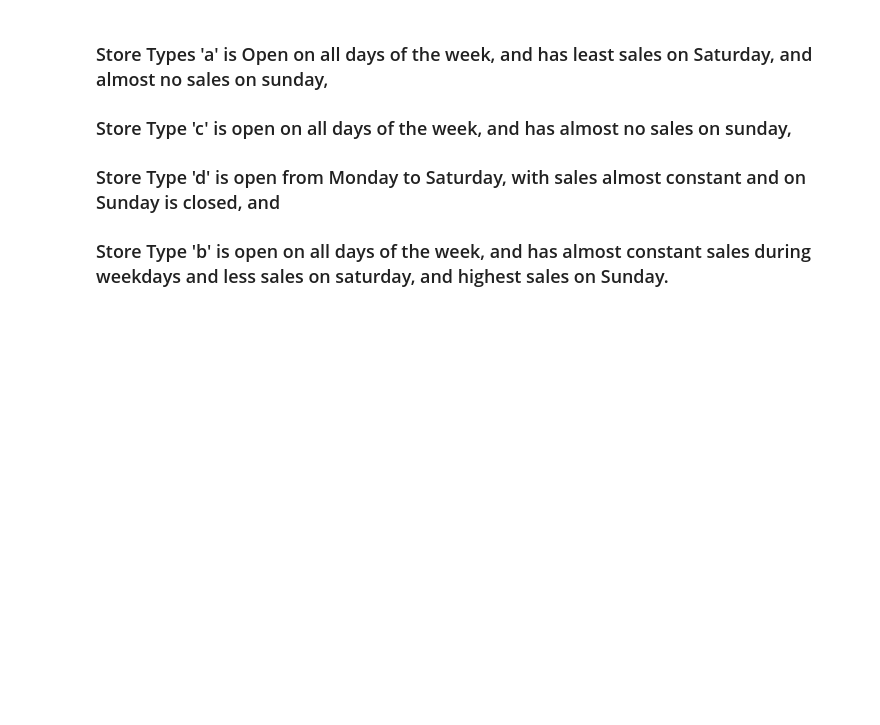
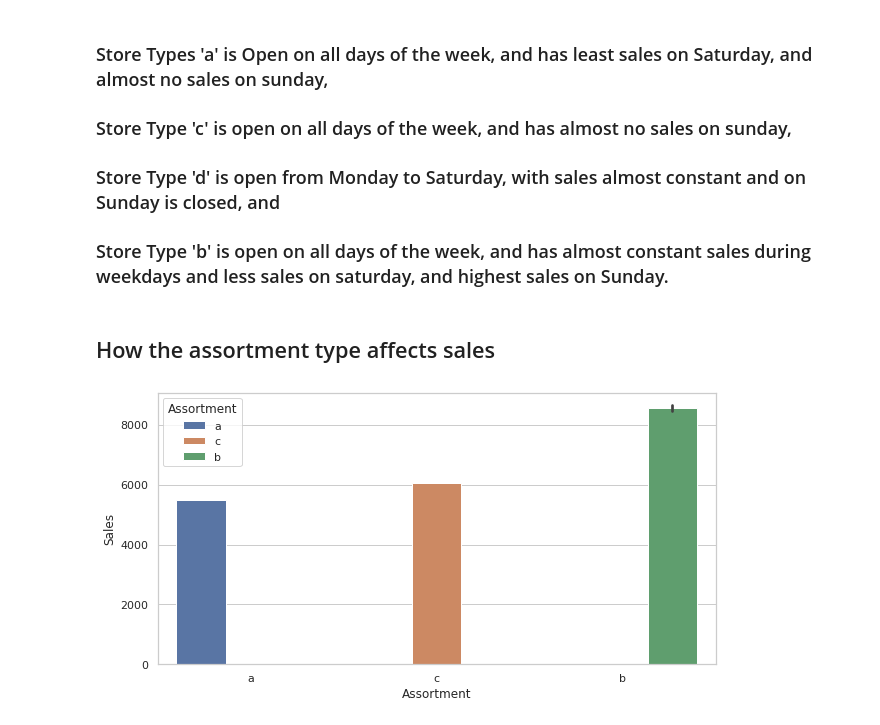
Before and after one commit to Caphace-Ethan/Pharmaceutical-Sales-Prediction, a Jupyter notebook: notebooks/Exploration_of_customer_purchasing_behavior.ipynb, the cells around one changed output. Saved outputs shown, nothing was run; the diff lists cells and outputs as text; code cells hidden in the pictures; blank space fills up the shorter version.

Commit message:
Effect of Assortment on Sales of the Store

```diff
--- a/notebooks/Exploration_of_customer_purchasing_behavior.ipynb
+++ b/notebooks/Exploration_of_customer_purchasing_behavior.ipynb
@@ -418,3 +418,12 @@ plt.show()
 ### Store Type 'c' is open on all days of the week, and has almost no sales on sunday,
 ### Store Type 'd' is open from Monday to Saturday, with sales almost constant and on Sunday is closed, and
 ### Store Type 'b' is open on all days of the week, and has almost constant sales during weekdays and less sales on saturday, and highest sales on Sunday.
+# %% [markdown]
+## How the assortment type affects sales
+# %%
+plt.figure(figsize=(10,5))
+sns.set(style="whitegrid")
+sns.barplot(x='Assortment',y='Sales',hue='Assortment',data=combined_train_store_data)
+plt.show()
+# %% [output]
+[figure, added]
```
Also changed, not shown: parts of 3 cells of this notebook.
